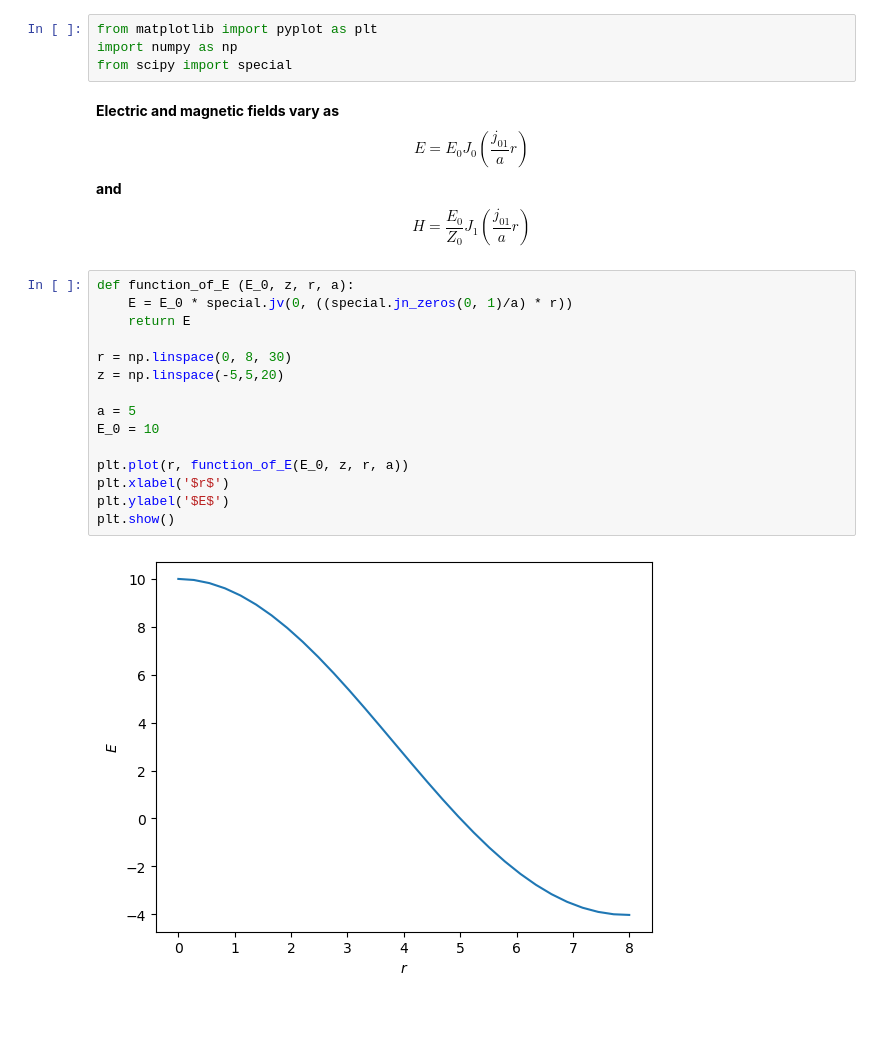
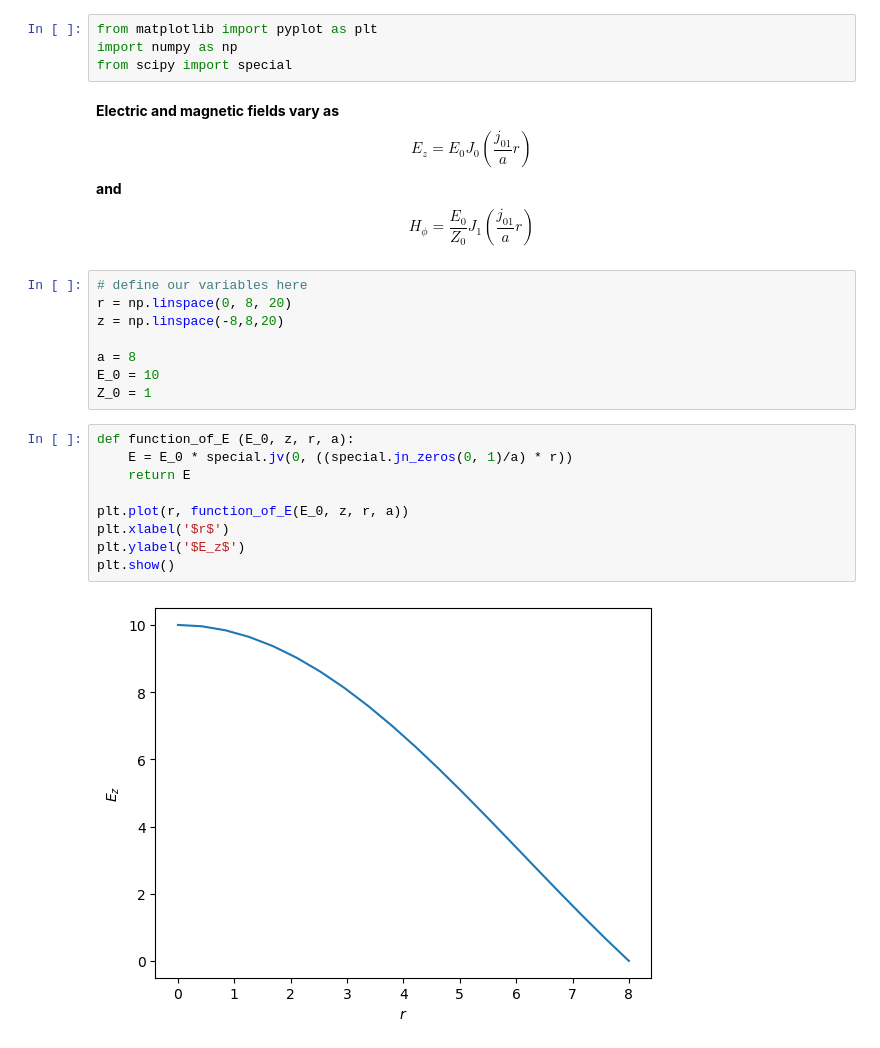
Before and after one commit to ojordanc2005/muCATALYST, a Jupyter notebook: EM_fields.ipynb, the cells around one changed output. Cells and saved outputs as stored; diff of their text form; blank space fills up the shorter version.

```diff
--- a/EM_fields.ipynb
+++ b/EM_fields.ipynb
@@ -3,22 +3,24 @@ from matplotlib import pyplot as plt
 import numpy as np
 from scipy import special
 # %% [markdown]
-__Electric and magnetic fields vary as $$E = E_0 J_0 (\frac{j_{0 1}}{a} r)$$ and $$H = \frac{E_0}{Z_0} J_1 (\frac{j_{0 1}}{a} r)$$__
+__Electric and magnetic fields vary as $$E_z = E_0 J_0 (\frac{j_{0 1}}{a} r)$$ and $$H_{\phi} = \frac{E_0}{Z_0} J_1 (\frac{j_{0 1}}{a} r)$$__
+# %%
+# define our variables here
+r = np.linspace(0, 8, 20)
+z = np.linspace(-8,8,20)
+
+a = 8
+E_0 = 10
+Z_0 = 1
 # %%
 def function_of_E (E_0, z, r, a):
     E = E_0 * special.jv(0, ((special.jn_zeros(0, 1)/a) * r))
     return E
 
-r = np.linspace(0, 8, 30)
-z = np.linspace(-5,5,20)
-
-a = 5
-E_0 = 10
-
 plt.plot(r, function_of_E(E_0, z, r, a))
 plt.xlabel('$r$')
-plt.ylabel('$E$')
+plt.ylabel('$E_z$')
 plt.show()
 # %% [output]
-[figure, old version]
+[figure, new version]
 # %%
```
Also changed, not shown: parts of 7 cells of this notebook, 5 other files.
